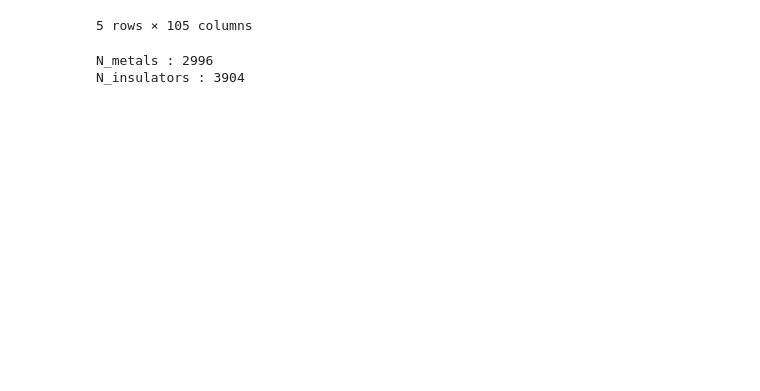
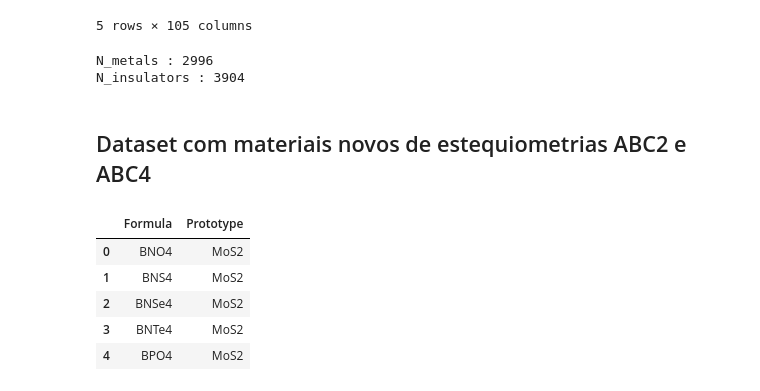
Before and after one commit to victormatteus04/uwbg-tcc, a Jupyter notebook: notebooks/datasets.ipynb, the cells around one changed output. Drawn from its saved outputs; the diff is of its cells as text; code cells hidden in the pictures; blank space fills up the shorter version.

```diff
--- a/notebooks/datasets.ipynb
+++ b/notebooks/datasets.ipynb
@@ -290,3 +292,22 @@ df.to_csv('./../data/processed/dataset_pbe_prototype_com_metais.csv')
 df = df[df['Band gap'] != 0.00000000]
 
 df.to_csv('./../data/processed/dataset_pbe_prototype_isolantes.csv')
+# %% [markdown]
+## Dataset com materiais novos de estequiometrias ABC2 e ABC4
+# %%
+import pandas as pd
+
+df = pd.read_csv("./../data/raw/abc2_abc4_materials_table.csv", usecols=["Formula", "Prototype", "Stability"])
+# %%
+df = df[df["Prototype"] != "RhO"]
+df = df[df["Prototype"] != "NiSe"]
+df.drop(columns="Stability", inplace=True)
+# %%
+df.head()
+# %% [output]
+|  | Formula | Prototype |
+| 0 | BNO4 | MoS2 |
+| 1 | BNS4 | MoS2 |
+| 2 | BNSe4 | MoS2 |
+| 3 | BNTe4 | MoS2 |
+| 4 | BPO4 | MoS2 |
```
Also changed, not shown: parts of 20 cells of this notebook, 3 other files.
